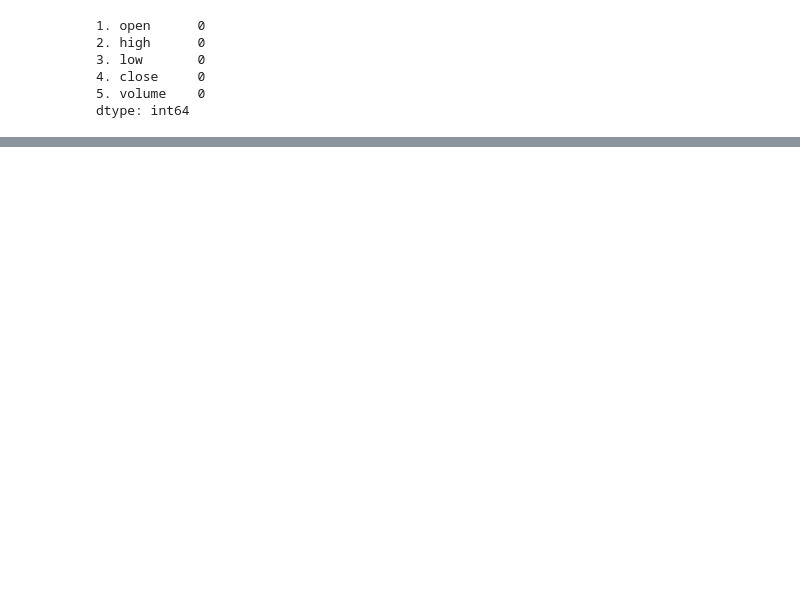
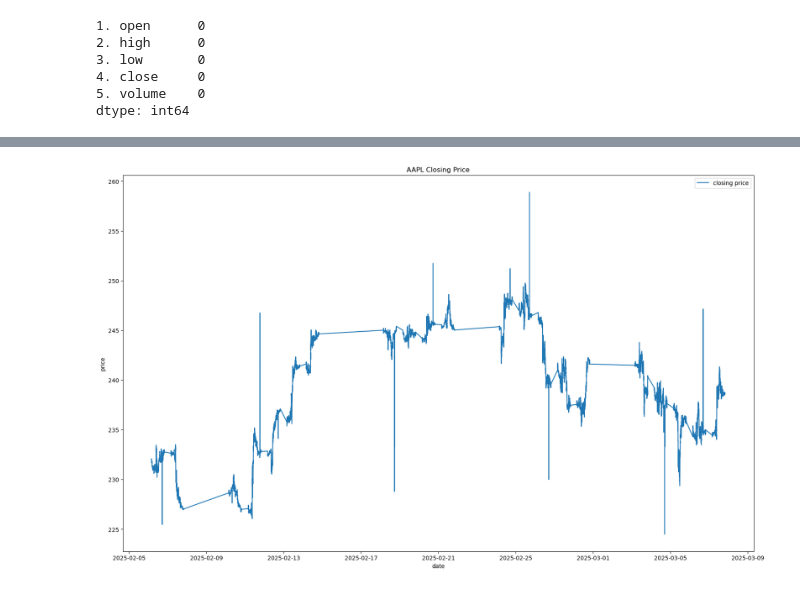
Before and after one commit to DevangVamja/Current-work, a Jupyter notebook: time series EDA.ipynb, the cells around one changed output, grey strips where cells are left out. Drawn from its saved outputs; the diff is of its cells as text; code cells hidden in the pictures; blank space fills up the shorter version.

```diff
--- a/time series EDA.ipynb
+++ b/time series EDA.ipynb
@@ -23,7 +23,8 @@ df.to_csv('AAPL.csv')
 # %%
 import pandas as pd
 df = pd.read_csv('AAPL.csv')
-# df.set_index('date', inplace=True)
+df['date'] = pd.to_datetime(df['date'])
+df.set_index('date', inplace=True)
 df
 # %% [output]
 |  | 1. open | 2. high | 3. low | 4. close | 5. volume |
@@ -78,0 +71,2 @@ dtype: int64
+# %%
+df.columns = ['open', 'high', 'low', 'close', 'volume']
@@ -78,0 +113,10 @@ dtype: int64
+# %%
+plt.figure(figsize=(20, 12))
+plt.plot(df['close'], label='closing price')
+plt.title('AAPL Closing Price')
+plt.xlabel('date')
+plt.ylabel('price')
+plt.legend()
+plt.show()
+# %% [output]
+[figure, added]
```
Also changed, not shown: parts of 9 cells of this notebook, 2 other files.
